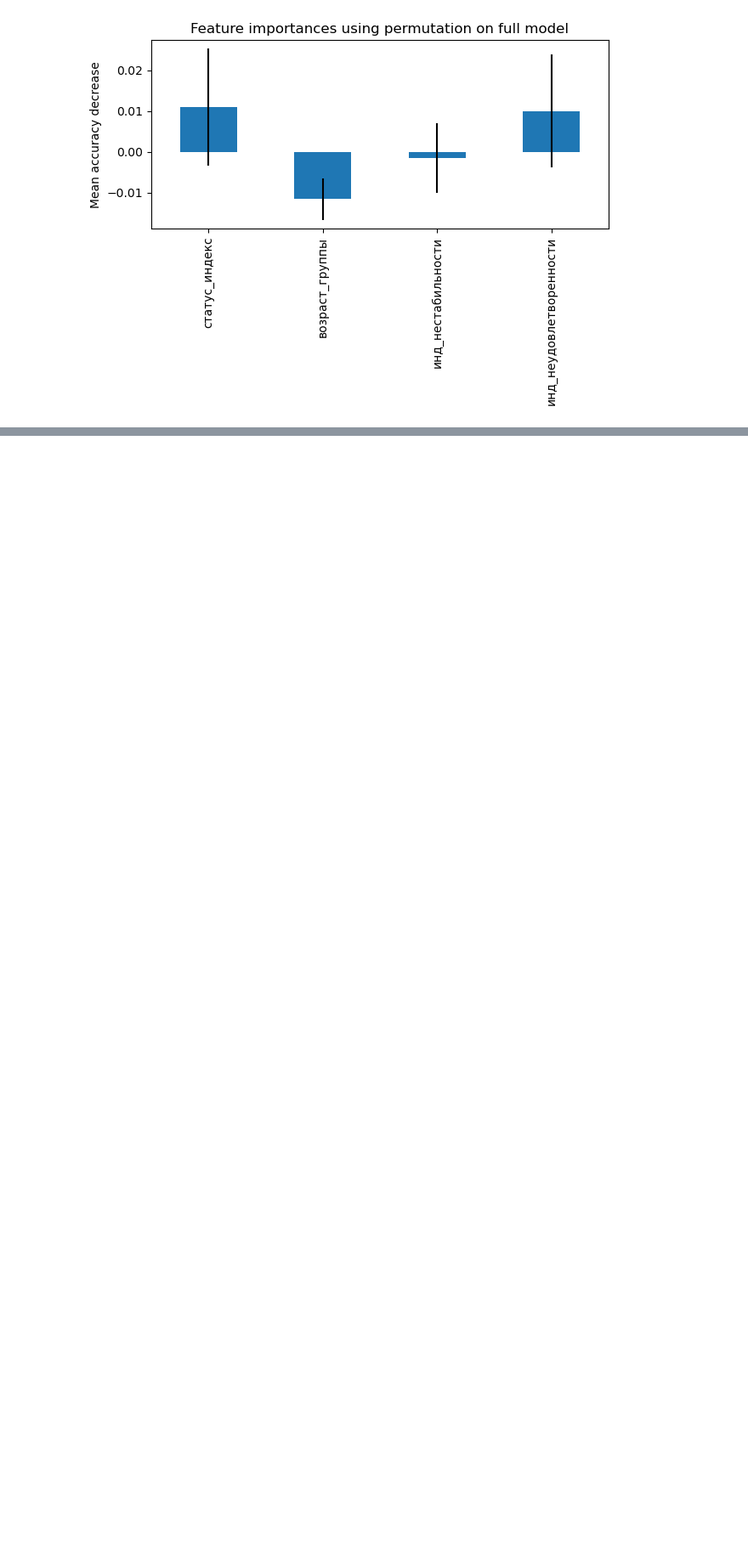
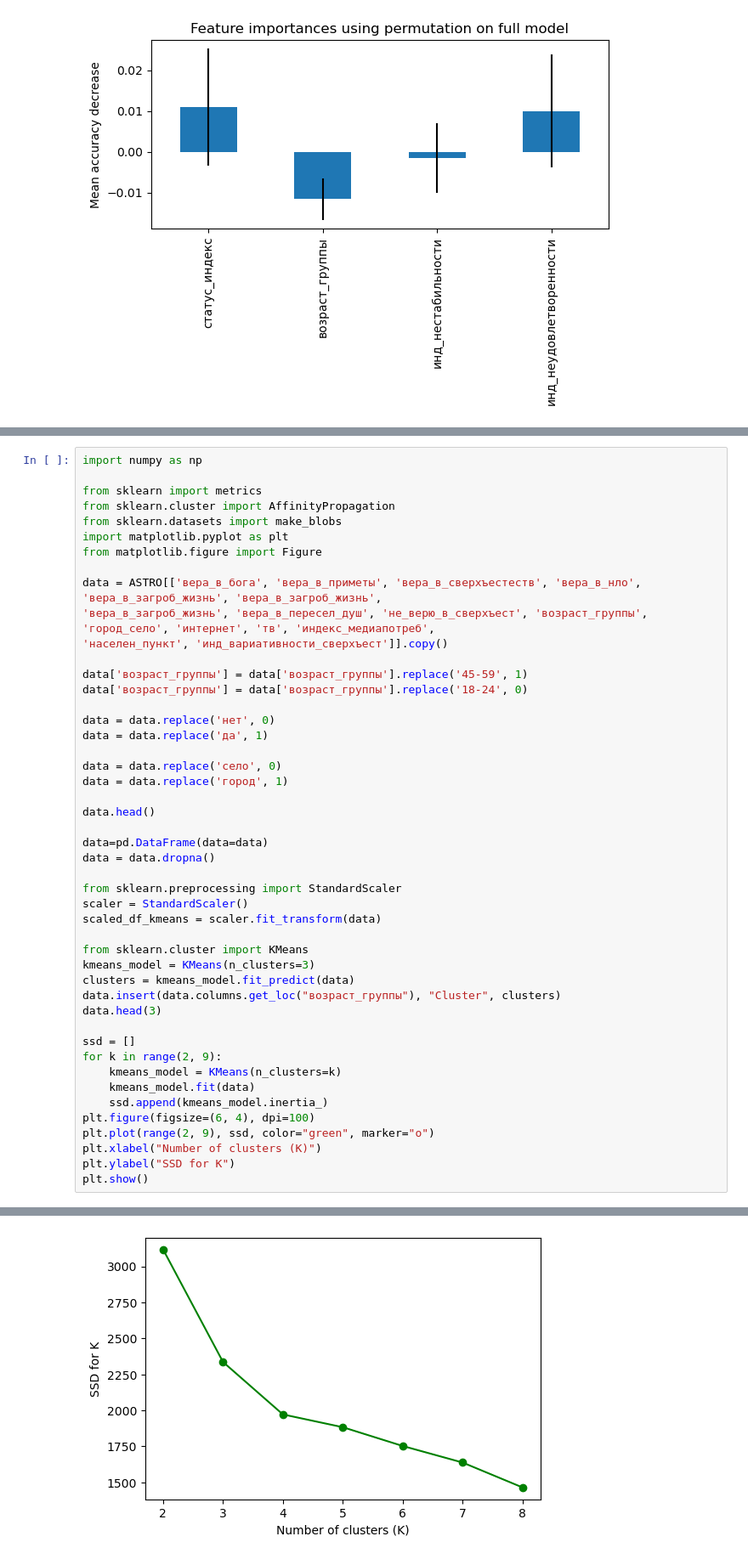
Before and after one commit to dacsson/religion_analysis, a Jupyter notebook: religion_analysis.ipynb, the cells around one changed output, grey strips where cells are left out. Shown at 85% size. Saved outputs shown, nothing was run; the diff lists cells and outputs as text; blank space fills up the shorter version.

Commit message:
portrait and clusters

```diff
--- a/religion_analysis.ipynb
+++ b/religion_analysis.ipynb
@@ -377,0 +382,48 @@ plt.show()
+# %%
+import numpy as np
+
+from sklearn import metrics
+from sklearn.cluster import AffinityPropagation
+from sklearn.datasets import make_blobs
+import matplotlib.pyplot as plt
+from matplotlib.figure import Figure
+
+data = ASTRO[['вера_в_бога', 'вера_в_приметы', 'вера_в_сверхъестеств', 'вера_в_нло', 'вера_в_загроб_жизнь', 'вера_в_загроб_жизнь',
+'вера_в_загроб_жизнь', 'вера_в_пересел_душ', 'не_верю_в_сверхъест', 'возраст_группы', 'город_село', 'интернет', 'тв', 'индекс_медиапотреб',
+'населен_пункт', 'инд_вариативности_сверхъест']].copy()
+
+data['возраст_группы'] = data['возраст_группы'].replace('45-59', 1)
+data['возраст_группы'] = data['возраст_группы'].replace('18-24', 0)
+
+data = data.replace('нет', 0)
+data = data.replace('да', 1)
+
+data = data.replace('село', 0)
+data = data.replace('город', 1)
+
+data.head()
+
+data=pd.DataFrame(data=data)
+data = data.dropna()
+
+from sklearn.preprocessing import StandardScaler
+scaler = StandardScaler()
+scaled_df_kmeans = scaler.fit_transform(data)
+
+from sklearn.cluster import KMeans
+kmeans_model = KMeans(n_clusters=3)
+clusters = kmeans_model.fit_predict(data)
+data.insert(data.columns.get_loc("возраст_группы"), "Cluster", clusters)
+data.head(3)
+
+ssd = []
+for k in range(2, 9):
+    kmeans_model = KMeans(n_clusters=k)
+    kmeans_model.fit(data)
+    ssd.append(kmeans_model.inertia_)
+plt.figure(figsize=(6, 4), dpi=100)
+plt.plot(range(2, 9), ssd, color="green", marker="o")
+plt.xlabel("Number of clusters (K)")
+plt.ylabel("SSD for K")
+plt.show()
+# %% [output]
@@ -377,0 +447 @@ plt.show()
+[figure, added]
```
Also changed, not shown: parts of 5 cells of this notebook, 1 other file.
